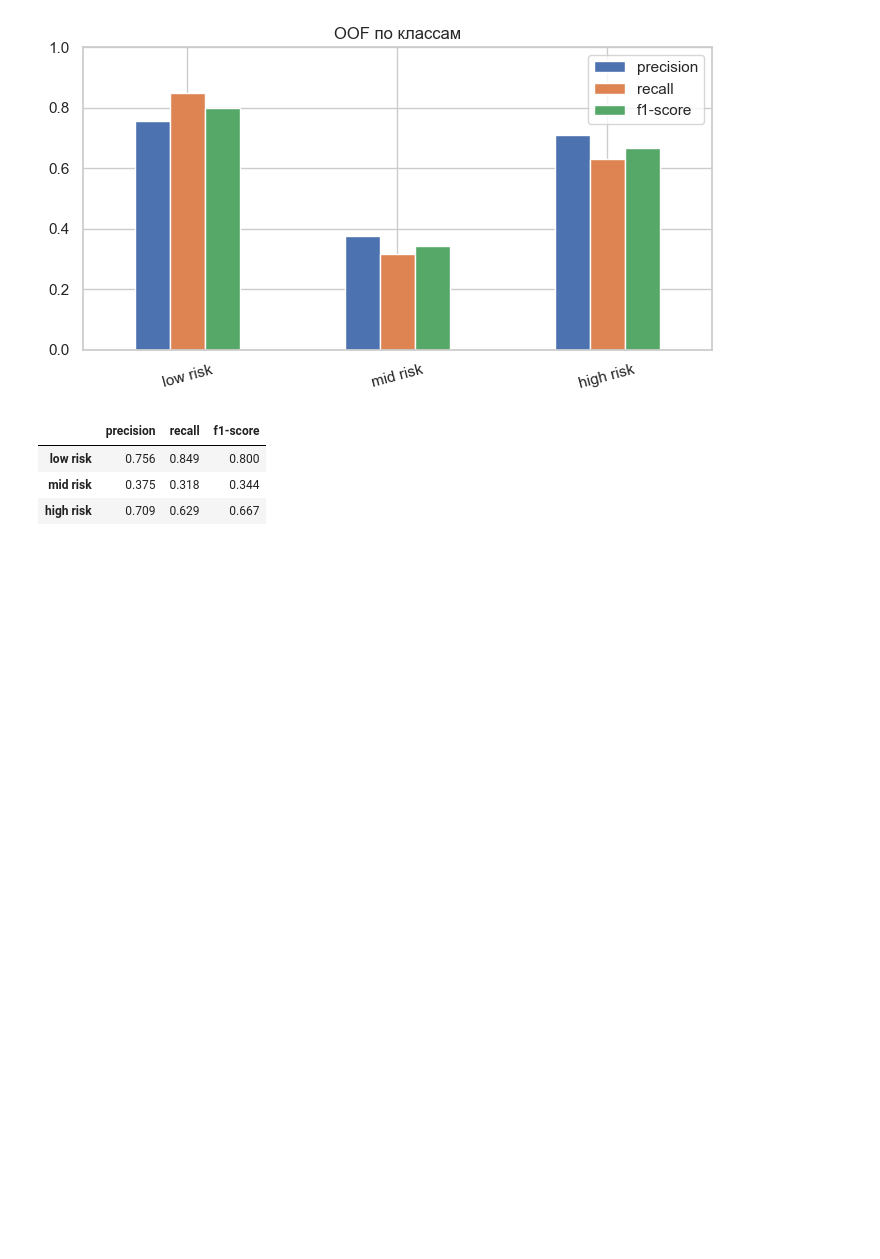
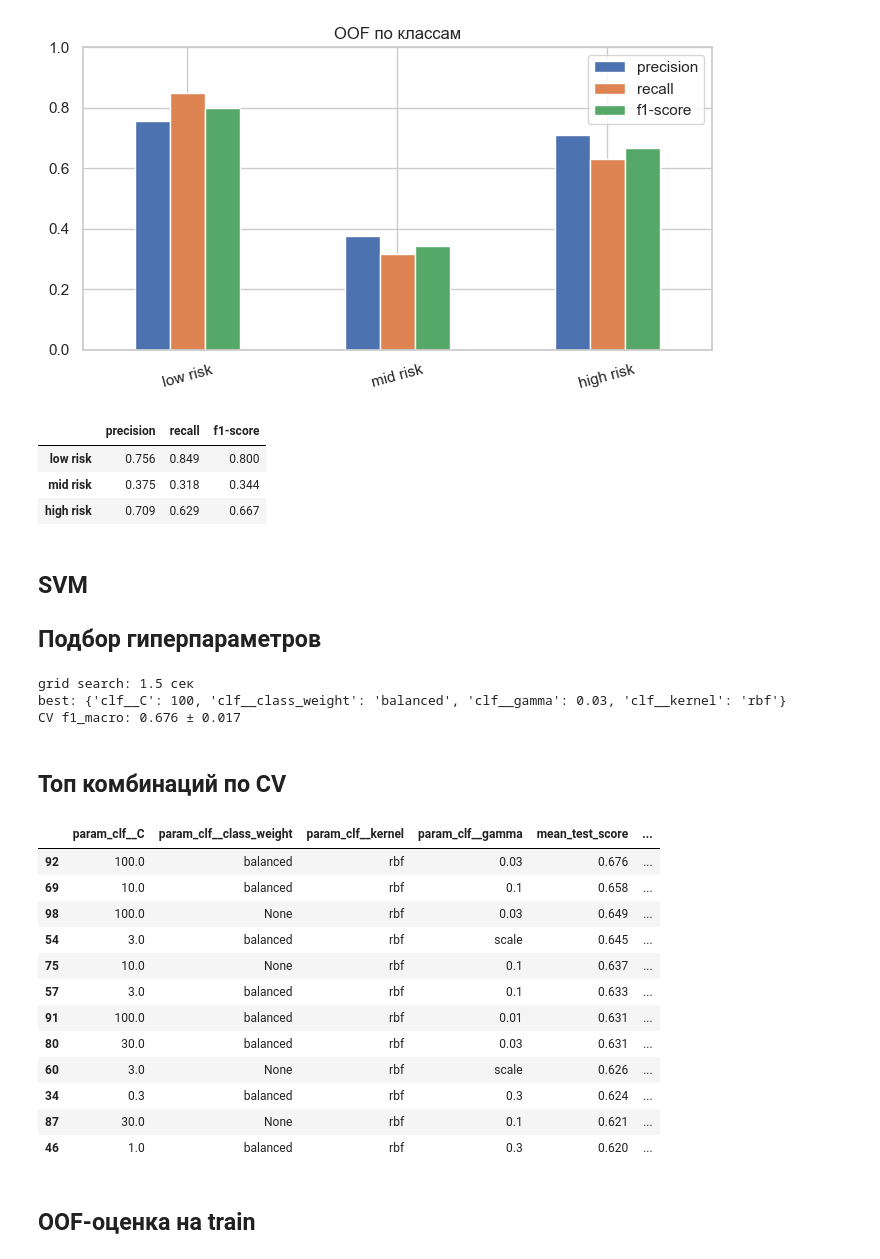
Before and after one commit to NexPG/risk-of-pregnancy, a Jupyter notebook: code/trainer.ipynb, the cells around one changed output. Saved outputs shown, nothing was run; the diff lists cells and outputs as text; code cells hidden in the pictures; blank space fills up the shorter version.

```diff
--- a/code/trainer.ipynb
+++ b/code/trainer.ipynb
@@ -166,3 +166,68 @@ display(per.round(3))
 | low risk | 0.756 | 0.849 | 0.800 |
 | mid risk | 0.375 | 0.318 | 0.344 |
 | high risk | 0.709 | 0.629 | 0.667 |
+# %% [markdown]
+## SVM
+## Подбор гиперпараметров
+# %%
+from sklearn.svm import SVC
+
+svm_pipe = Pipeline([
+    ("scaler", StandardScaler()),
+    ("clf", SVC(class_weight="balanced", random_state=42)),
+])
+
+svm_grid = [
+    {
+        "clf__kernel": ["linear"],
+        "clf__C": [0.01, 0.03, 0.1, 0.3, 1, 3, 10, 30, 100],
+        "clf__class_weight": ["balanced", None],
+    },
+    {
+        "clf__kernel": ["rbf"],
+        "clf__C": [0.1, 0.3, 1, 3, 10, 30, 100],
+        "clf__gamma": ["scale", 0.01, 0.03, 0.1, 0.3, 1],
+        "clf__class_weight": ["balanced", None],
+    },
+]
+
+svm_search = GridSearchCV(
+    svm_pipe, svm_grid,
+    scoring="f1_macro",
+    cv=cv, n_jobs=-1, refit=True,
+    return_train_score=True,
+)
+
+t0 = time.perf_counter()
+svm_search.fit(X_train, y_train)
+print(f"grid search: {time.perf_counter() - t0:.1f} сек")
+print("best:", svm_search.best_params_)
+print(f"CV f1_macro: {svm_search.best_score_:.3f} ± {svm_search.cv_results_['std_test_score'][svm_search.best_index_]:.3f}")
+# %% [output]
+grid search: 1.5 сек
+best: {'clf__C': 100, 'clf__class_weight': 'balanced', 'clf__gamma': 0.03, 'clf__kernel': 'rbf'}
+CV f1_macro: 0.676 ± 0.017
+# %% [markdown]
+## Топ комбинаций по CV
+# %%
+res = pd.DataFrame(svm_search.cv_results_)
+cols = [c for c in res.columns if c.startswith("param_")] + [
+    "mean_test_score", "std_test_score", "mean_train_score", "mean_fit_time"
+]
+display(res[cols].sort_values("mean_test_score", ascending=False).head(12).round(3))
+# %% [output]
+|  | param_clf__C | param_clf__class_weight | param_clf__kernel | param_clf__gamma | mean_test_score | ... |
+| 92 | 100.0 | balanced | rbf | 0.03 | 0.676 | ... |
+| 69 | 10.0 | balanced | rbf | 0.1 | 0.658 | ... |
+| 98 | 100.0 | None | rbf | 0.03 | 0.649 | ... |
+| 54 | 3.0 | balanced | rbf | scale | 0.645 | ... |
+| 75 | 10.0 | None | rbf | 0.1 | 0.637 | ... |
+| 57 | 3.0 | balanced | rbf | 0.1 | 0.633 | ... |
+| 91 | 100.0 | balanced | rbf | 0.01 | 0.631 | ... |
+| 80 | 30.0 | balanced | rbf | 0.03 | 0.631 | ... |
+| 60 | 3.0 | None | rbf | scale | 0.626 | ... |
+| 34 | 0.3 | balanced | rbf | 0.3 | 0.624 | ... |
+| 87 | 30.0 | None | rbf | 0.1 | 0.621 | ... |
+| 46 | 1.0 | balanced | rbf | 0.3 | 0.620 | ... |
+# %% [markdown]
+## OOF-оценка на train
```
Also changed, not shown: parts of 5 cells of this notebook.
